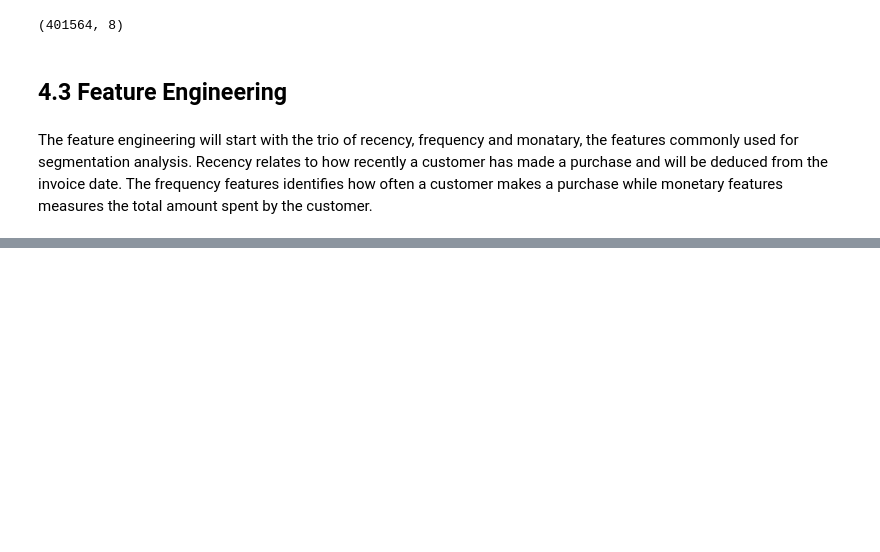
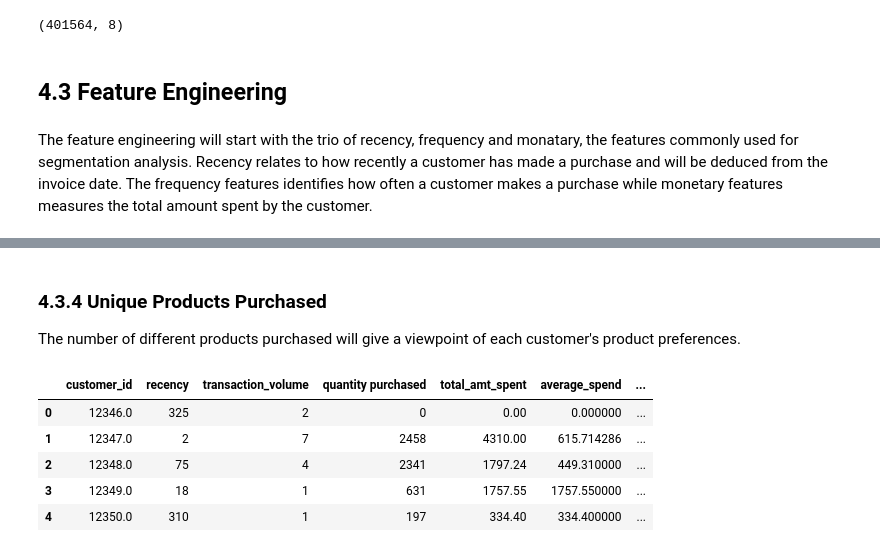
Before and after one commit to asoyewole/Customer-Segmentation-Project-for-a-Retail-Company, a Jupyter notebook: Segmentation and Recommendation project.ipynb, the cells around one changed output, grey strips where cells are left out. Saved outputs shown, nothing was run; the diff lists cells and outputs as text; code cells hidden in the pictures; blank space fills up the shorter version.

```diff
--- a/Segmentation and Recommendation project.ipynb
+++ b/Segmentation and Recommendation project.ipynb
@@ -313,15 +314,18 @@ The feature engineering will start with the trio of recency, frequency and monat
 df['invoice_day'] = df['invoice_date'].dt.date
 
 # The most recent purchase date for each customer
-df_customer = df.groupby('customer_id')['invoice_day'].max().reset_index()
-
-# df_customer = pd.to_datetime(df_customer)
+df_customer = df.groupby('customer_id')['invoice_day'].max().reset_index() # Reset index to make it a dataframe instead of series.
+df_customer['invoice_day'] = pd.to_datetime(df_customer['invoice_day'])
 
 # # The maximum date in the dataset
-max_date = (pd.to_datetime(df.invoice_day.max())).date
+max_date = pd.to_datetime(df.invoice_day.max())
 
 
 # # Calculate the days since customer last purchased (recency)
 df_customer['recency'] = (max_date - df_customer['invoice_day']).dt.days
+
+# Drop the column invoice day
+df_customer = df_customer.drop(columns='invoice_day')
+
 df_customer.head()
 # %% [output]
@@ -328,0 +341,13 @@ TypeError: Cannot broadcast np.ndarray with operand of type <class 'method'>
+# %%
+# Obtaining the number of transactions for each customer, rename column
+df_freq1 = df.groupby('customer_id')['invoice_number'].nunique().reset_index()
+df_freq1 = df_freq1.rename(columns={'invoice_number' : 'transaction_volume'})
+
+# Obtaining the total quantity of products purchased per customer
+df_freq2 = df.groupby('customer_id')['quantity purchased'].sum().sort_values().reset_index()
+
+# Add the new information into the customer dataframe.
+df_customer = pd.merge(df_customer, df_freq1, on='customer_id')
+df_customer = pd.merge(df_customer, df_freq2, on='customer_id')
+
+df_customer.head()
@@ -328,0 +383,15 @@ TypeError: Cannot broadcast np.ndarray with operand of type <class 'method'>
+# %% [markdown]
+### 4.3.4 Unique Products Purchased
+The number of different products purchased will give a viewpoint of each customer's product preferences.
+# %%
+df_diff = df.groupby('customer_id')['stock_id'].nunique().reset_index()
+df_diff = df_diff.rename(columns={'stock_id' : 'unique_purchases'})
+df_customer = pd.merge(df_customer, df_diff, on='customer_id')
+df_customer.head()
+# %% [output]
+|  | customer_id | recency | transaction_volume | quantity purchased | total_amt_spent | average_spend | ... |
+| 0 | 12346.0 | 325 | 2 | 0 | 0.00 | 0.000000 | ... |
+| 1 | 12347.0 | 2 | 7 | 2458 | 4310.00 | 615.714286 | ... |
+| 2 | 12348.0 | 75 | 4 | 2341 | 1797.24 | 449.310000 | ... |
+| 3 | 12349.0 | 18 | 1 | 631 | 1757.55 | 1757.550000 | ... |
+| 4 | 12350.0 | 310 | 1 | 197 | 334.40 | 334.400000 | ... |
```
Also changed, not shown: parts of 7 cells of this notebook, 1 other file.
